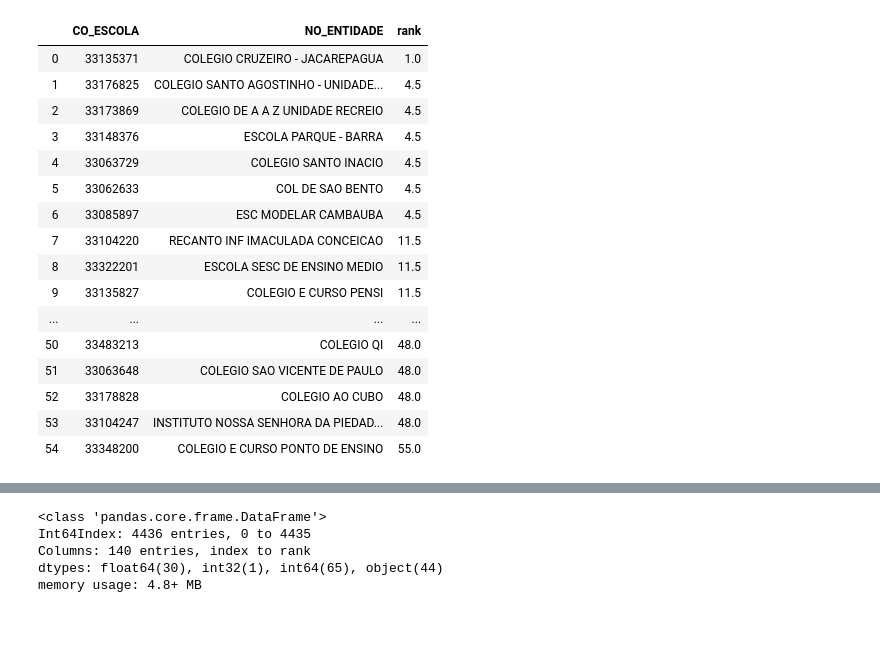
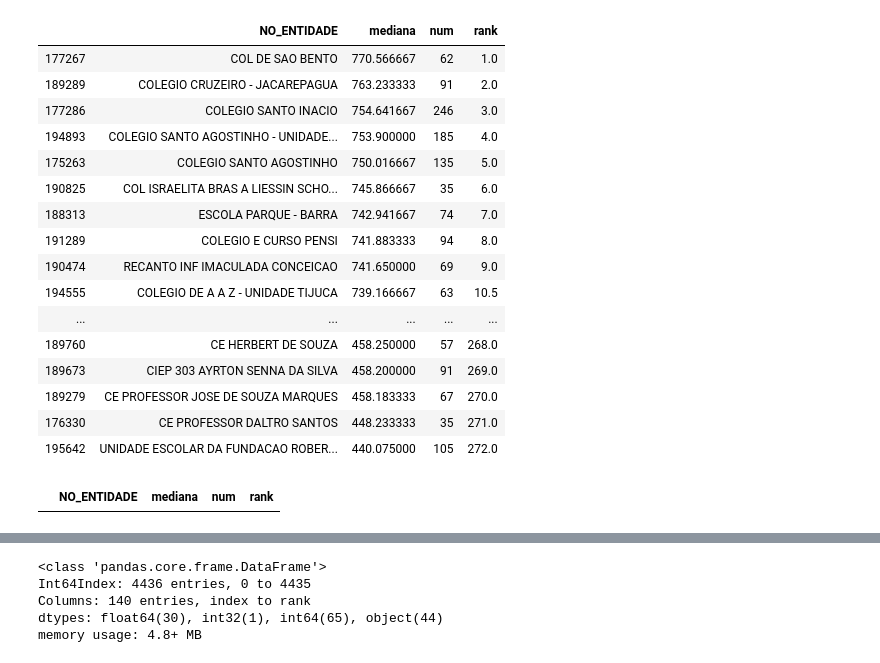
Before and after one commit to pauloneves/educacao, a Jupyter notebook: analisa.ipynb, the cells around one changed output, grey strips where cells are left out. Cells and saved outputs as stored; diff of their text form; code cells hidden in the pictures; blank space fills up the shorter version.

```diff
--- a/analisa.ipynb
+++ b/analisa.ipynb
@@ -13,0 +16,11 @@ df_escolas = pd.read_feather('dados/escolas_rio_2018.feather')
+# %%
+df_enem_rio['nota_final'] = df_enem_rio\
+  .loc[:, ['NU_NOTA_CN', 'NU_NOTA_CH', 'NU_NOTA_LC', 'NU_NOTA_MT',
+           'NU_NOTA_REDACAO', 'NU_NOTA_REDACAO']]\
+  .mean(axis=1)
+# %%
+df_melhores = df_enem_rio.loc[:, [ 'CO_ESCOLA','nota_final']].groupby('CO_ESCOLA')\
+       .agg(mediana=('nota_final','median'), num=('nota_final','count'))\
+       .sort_values('mediana', ascending=False)
+df_melhores = df_melhores[df_melhores.num > 30]
+df_melhores
@@ -15,29 +47,32 @@ df_escolas = pd.read_feather('dados/escolas_rio_2018.feather')
 CO_SAO_BENTO = 33062633
 CO_SAO_VICENTE = 33063648
 # %%
-df_melhores = df_melhores[:55]
-df_melhores['CO_ESCOLA'] = df_melhores.CO_ESCOLA.astype('category')
+#df_melhores = df_melhores[:50]
+#df_melhores['CO_ESCOLA'] = df_melhores.CO_ESCOLA.astype('category')
 # %%
 df_melhores['rank'] = df_melhores.mediana.rank(ascending=False)
 # %%
-df_melhores = df_melhores.merge(df_escolas, left_on='CO_ESCOLA', right_on='CO_ENTIDADE')[['CO_ESCOLA', 'NO_ENTIDADE', 'rank']]
+df_melhores.merge(df_escolas, left_index=True, right_on='CO_ENTIDADE').loc[:,
+    ['NO_ENTIDADE',  'mediana', 'num', 'rank']]
+# %% [output]
+|  | NO_ENTIDADE | mediana | num | rank |
+| 177267 | COL DE SAO BENTO | 770.566667 | 62 | 1.0 |
+| 189289 | COLEGIO CRUZEIRO - JACAREPAGUA | 763.233333 | 91 | 2.0 |
+| 177286 | COLEGIO SANTO INACIO | 754.641667 | 246 | 3.0 |
+| 194893 | COLEGIO SANTO AGOSTINHO - UNIDADE... | 753.900000 | 185 | 4.0 |
+| 175263 | COLEGIO SANTO AGOSTINHO | 750.016667 | 135 | 5.0 |
+| 190825 | COL ISRAELITA BRAS A LIESSIN SCHO... | 745.866667 | 35 | 6.0 |
+| 188313 | ESCOLA PARQUE - BARRA | 742.941667 | 74 | 7.0 |
+| 191289 | COLEGIO E CURSO PENSI | 741.883333 | 94 | 8.0 |
+| 190474 | RECANTO INF IMACULADA CONCEICAO | 741.650000 | 69 | 9.0 |
+| 194555 | COLEGIO DE A A Z - UNIDADE TIJUCA | 739.166667 | 63 | 10.5 |
+| ... | ... | ... | ... | ... |
+| 189760 | CE HERBERT DE SOUZA | 458.250000 | 57 | 268.0 |
+| 189673 | CIEP 303 AYRTON SENNA DA SILVA | 458.200000 | 91 | 269.0 |
+| 189279 | CE PROFESSOR JOSE DE SOUZA MARQUES | 458.183333 | 67 | 270.0 |
+| 176330 | CE PROFESSOR DALTRO SANTOS | 448.233333 | 35 | 271.0 |
+| 195642 | UNIDADE ESCOLAR DA FUNDACAO ROBER... | 440.075000 | 105 | 272.0 |
 # %%
-df_melhores
+df_melhores.head(50)
 # %% [output]
-|  | CO_ESCOLA | NO_ENTIDADE | rank |
-| 0 | 33135371 | COLEGIO CRUZEIRO - JACAREPAGUA | 1.0 |
-| 1 | 33176825 | COLEGIO SANTO AGOSTINHO - UNIDADE... | 4.5 |
-| 2 | 33173869 | COLEGIO DE A A Z UNIDADE RECREIO | 4.5 |
-| 3 | 33148376 | ESCOLA PARQUE - BARRA | 4.5 |
-| 4 | 33063729 | COLEGIO SANTO INACIO | 4.5 |
-| 5 | 33062633 | COL DE SAO BENTO | 4.5 |
-| 6 | 33085897 | ESC MODELAR CAMBAUBA | 4.5 |
-| 7 | 33104220 | RECANTO INF IMACULADA CONCEICAO | 11.5 |
-| 8 | 33322201 | ESCOLA SESC DE ENSINO MEDIO | 11.5 |
-| 9 | 33135827 | COLEGIO E CURSO PENSI | 11.5 |
-| ... | ... | ... | ... |
-| 50 | 33483213 | COLEGIO QI | 48.0 |
-| 51 | 33063648 | COLEGIO SAO VICENTE DE PAULO | 48.0 |
-| 52 | 33178828 | COLEGIO AO CUBO | 48.0 |
-| 53 | 33104247 | INSTITUTO NOSSA SENHORA DA PIEDAD... | 48.0 |
-| 54 | 33348200 | COLEGIO E CURSO PONTO DE ENSINO | 55.0 |
+|  | NO_ENTIDADE | mediana | num | rank |
```
Also changed, not shown: parts of 5 cells of this notebook, 2 other files.
